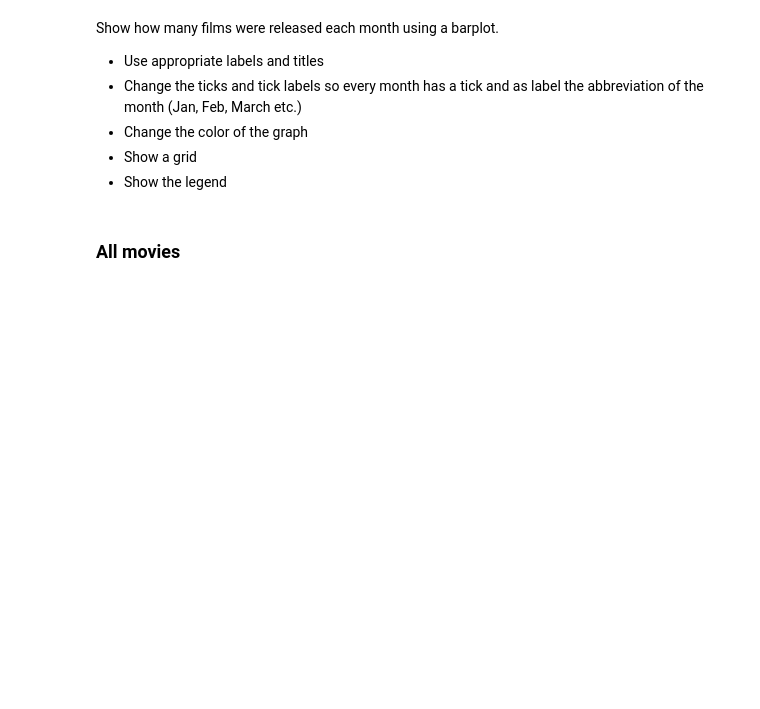
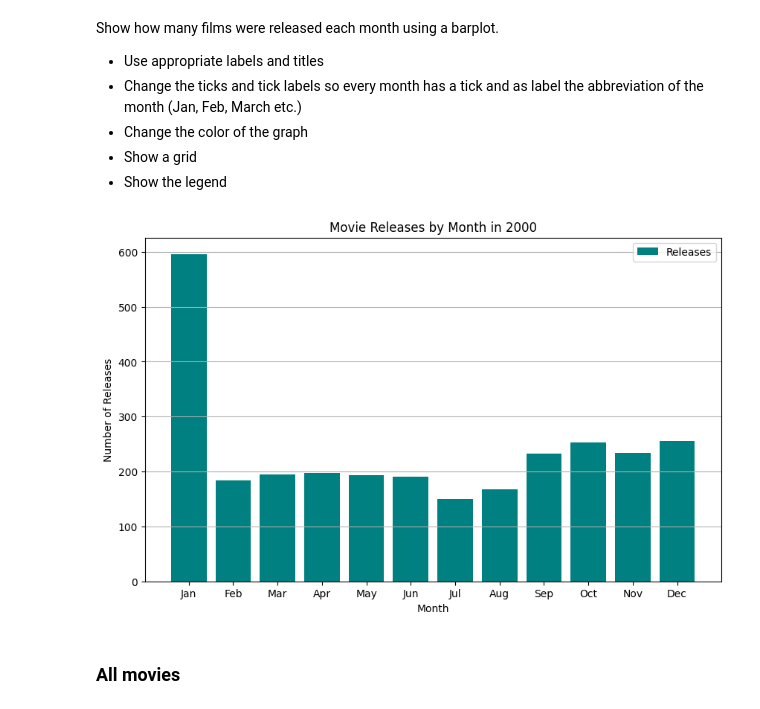
Before and after one commit to iPwnds/Programming-2, a Jupyter notebook: 05-data-processing/05-bigger_exercises/TMDB-movies.ipynb, the cells around one changed output. Drawn from its saved outputs; the diff is of its cells as text; code cells hidden in the pictures; blank space fills up the shorter version.

```diff
--- a/05-data-processing/05-bigger_exercises/TMDB-movies.ipynb
+++ b/05-data-processing/05-bigger_exercises/TMDB-movies.ipynb
@@ -8,3 +14,7 @@ The TMDB movies dataset contains detailed information about movies including rat
 ### Loading the data
 
 Load the dataset into a DataFrame named `df_movies` and inspect the first rows of the DataFrame.
+# %%
+# Load the dataset into a DataFrame named `df_movies` and inspect the first rows
+df_movies = pd.read_csv('TMDB-movies-small.csv')
+print(df_movies.head())
@@ -12,3 +40,6 @@ Load the dataset into a DataFrame named `df_movies` and inspect the first rows o
 ### Top movies in 2000
 # %% [markdown]
 Create a new DataFrame `df_2000` with all movies released in the year 2000. Inspect the amount of rows in the new DataFrame.
+# %%
+# Create a new DataFrame `df_2000` with all movies released in the year 2000
+df_2000 = df_movies[pd.to_datetime(df_movies['release_date']).dt.year == 2000]
@@ -25,6 +99,23 @@ Show how many films were released each month using a barplot.
 * Change the color of the graph
 * Show a grid
 * Show the legend
+# %%
+# Show how many films were released each month using a barplot
+monthly_counts = pd.to_datetime(df_2000['release_date']).dt.month.value_counts().sort_index()
+months = ['Jan', 'Feb', 'Mar', 'Apr', 'May', 'Jun', 'Jul', 'Aug', 'Sep', 'Oct', 'Nov', 'Dec']
+counts = [monthly_counts.get(i, 0) for i in range(1, 13)]
+
+plt.figure(figsize=(10, 6))
+plt.bar(range(1, 13), counts, color='teal', label='Releases')
+plt.xlabel('Month')
+plt.ylabel('Number of Releases')
+plt.title('Movie Releases by Month in 2000')
+plt.xticks(range(1, 13), months)
+plt.grid(True, axis='y')
+plt.legend()
+plt.show()
+# %% [output]
+[figure, added]
 # %% [markdown]
 ### All movies
 # %% [markdown]
```
Also changed, not shown: parts of 14 cells of this notebook, 7 other files.
